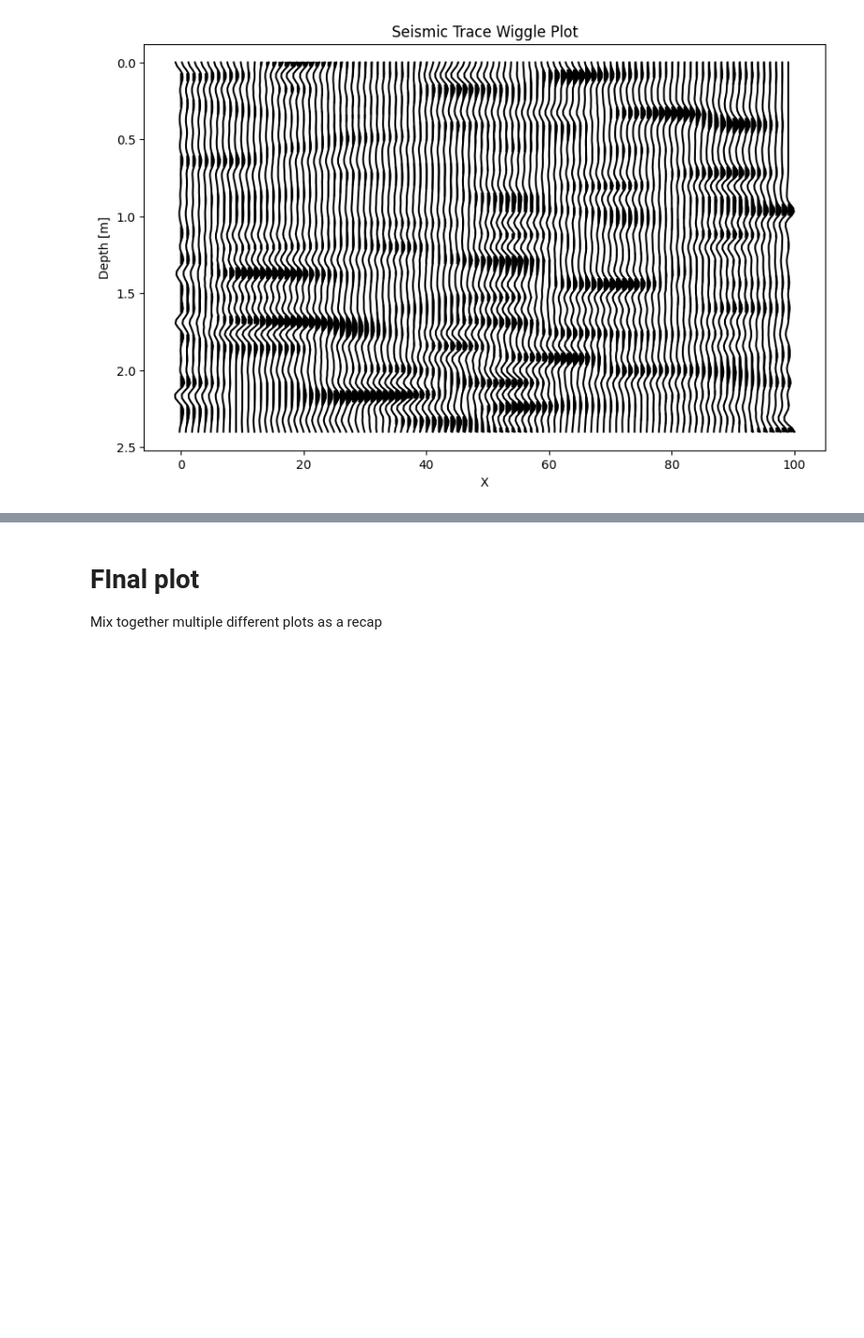
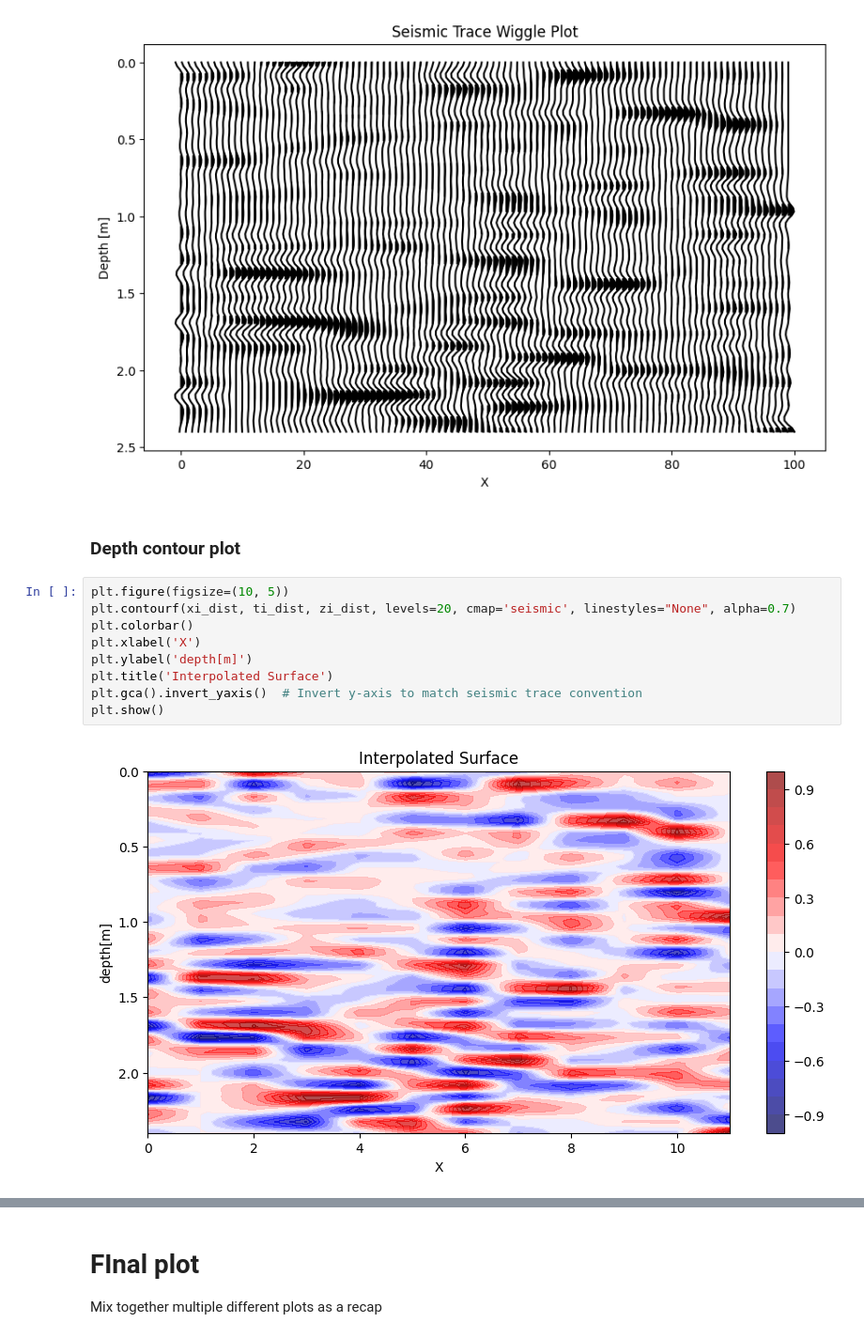
Before and after one commit to Dunckleosteus/seismic, a Jupyter notebook: seismic.ipynb, the cells around one changed output, grey strips where cells are left out. Shown at 94% size. Saved outputs shown, nothing was run; the diff lists cells and outputs as text; blank space fills up the shorter version.

Commit message:
Created depth contour plots

```diff
--- a/seismic.ipynb
+++ b/seismic.ipynb
@@ -457,3 +460,16 @@ plt.gca().invert_yaxis()  # Invert y-axis to match seismic trace convention
 plt.show()
 # %% [output]
 [figure]
+# %% [markdown]
+### Depth contour plot
+# %%
+plt.figure(figsize=(10, 5))
+plt.contourf(xi_dist, ti_dist, zi_dist, levels=20, cmap='seismic', linestyles="None", alpha=0.7)
+plt.colorbar()
+plt.xlabel('X')
+plt.ylabel('depth[m]')
+plt.title('Interpolated Surface')
+plt.gca().invert_yaxis()  # Invert y-axis to match seismic trace convention
+plt.show()
+# %% [output]
+[figure, added]
```
Also changed, not shown: parts of 5 cells of this notebook.
